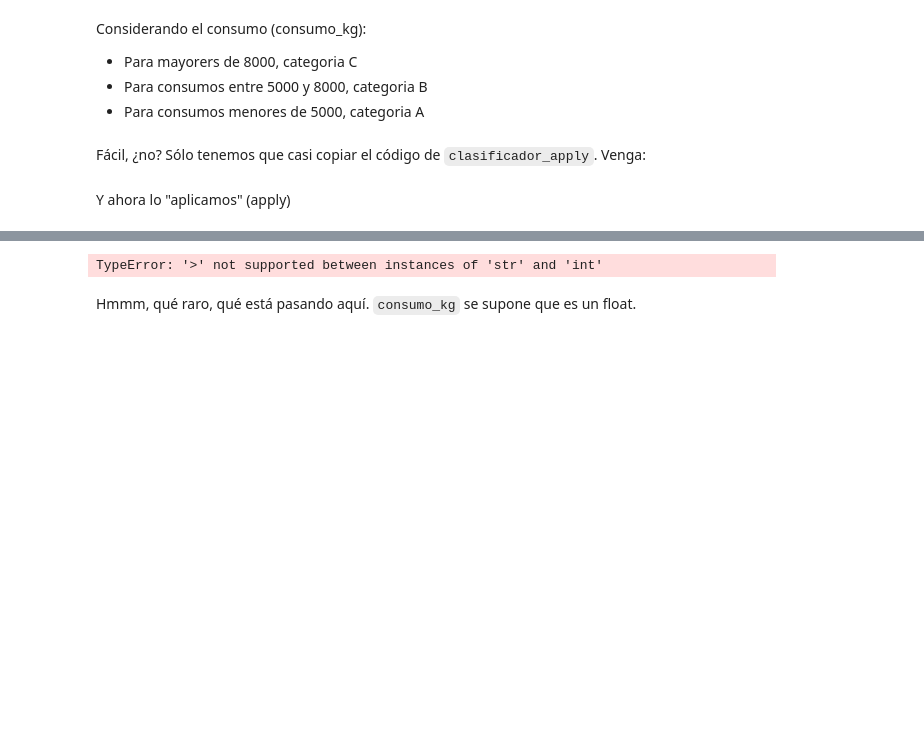
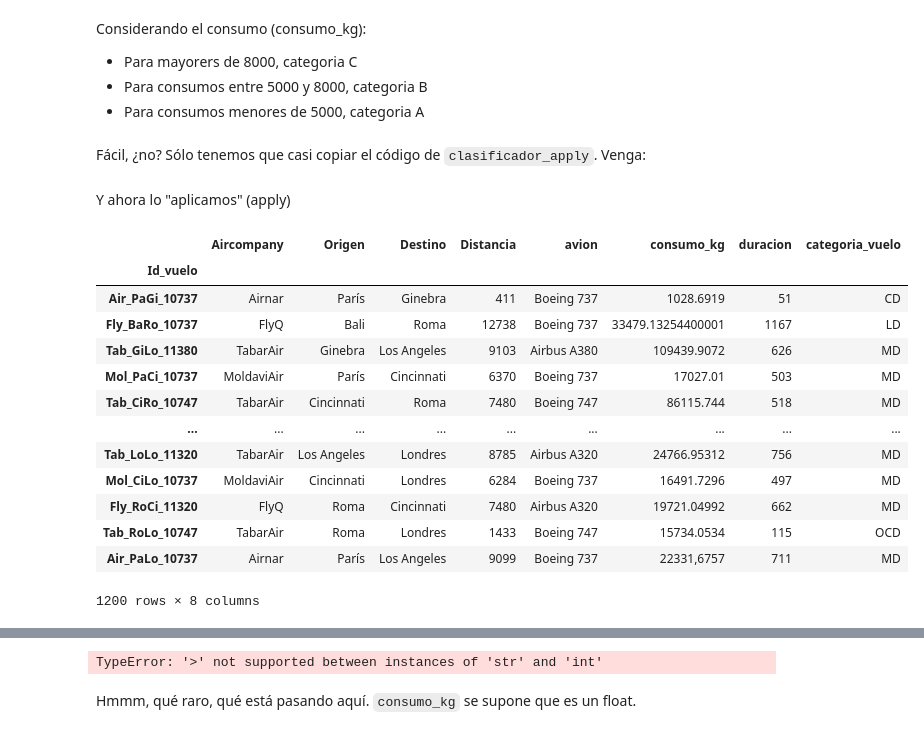
Before and after one commit to Daniela-Zabala/ONLINE_DS_THEBRIDGE_DZ, a Jupyter notebook: 02_Programacion_y_Herramientas_Avanzadas/Sprint_04/Unidad_02_Herramientas_Avanzadas__Pandas_II/07_Apply.ipynb, the cells around one changed output, grey strips where cells are left out. Saved outputs shown, nothing was run; the diff lists cells and outputs as text; code cells hidden in the pictures; blank space fills up the shorter version.

```diff
--- a/02_Programacion_y_Herramientas_Avanzadas/Sprint_04/Unidad_02_Herramientas_Avanzadas__Pandas_II/07_Apply.ipynb
+++ b/02_Programacion_y_Herramientas_Avanzadas/Sprint_04/Unidad_02_Herramientas_Avanzadas__Pandas_II/07_Apply.ipynb
@@ -194,3 +194,20 @@ def cat_consumo(consumo):
     return clasificacion
 # %% [markdown]
 Y ahora lo "aplicamos" (apply)
+# %%
+df_aviones
+# %% [output]
+|  | Aircompany | Origen | Destino | Distancia | avion | consumo_kg | duracion | categoria_vuelo |
+| Id_vuelo |  |  |  |  |  |  |  |  |
+| Air_PaGi_10737 | Airnar | París | Ginebra | 411 | Boeing 737 | 1028.6919 | 51 | CD |
+| Fly_BaRo_10737 | FlyQ | Bali | Roma | 12738 | Boeing 737 | 33479.13254400001 | 1167 | LD |
+| Tab_GiLo_11380 | TabarAir | Ginebra | Los Angeles | 9103 | Airbus A380 | 109439.9072 | 626 | MD |
+| Mol_PaCi_10737 | MoldaviAir | París | Cincinnati | 6370 | Boeing 737 | 17027.01 | 503 | MD |
+| Tab_CiRo_10747 | TabarAir | Cincinnati | Roma | 7480 | Boeing 747 | 86115.744 | 518 | MD |
+| ... | ... | ... | ... | ... | ... | ... | ... | ... |
+| Tab_LoLo_11320 | TabarAir | Los Angeles | Londres | 8785 | Airbus A320 | 24766.95312 | 756 | MD |
+| Mol_CiLo_10737 | MoldaviAir | Cincinnati | Londres | 6284 | Boeing 737 | 16491.7296 | 497 | MD |
+| Fly_RoCi_11320 | FlyQ | Roma | Cincinnati | 7480 | Airbus A320 | 19721.04992 | 662 | MD |
+| Tab_RoLo_10747 | TabarAir | Roma | Londres | 1433 | Boeing 747 | 15734.0534 | 115 | OCD |
+| Air_PaLo_10737 | Airnar | París | Los Angeles | 9099 | Boeing 737 | 22331,6757 | 711 | MD |
+1200 rows × 8 columns
```
Also changed, not shown: parts of 1 cell of this notebook, 1 other file.
